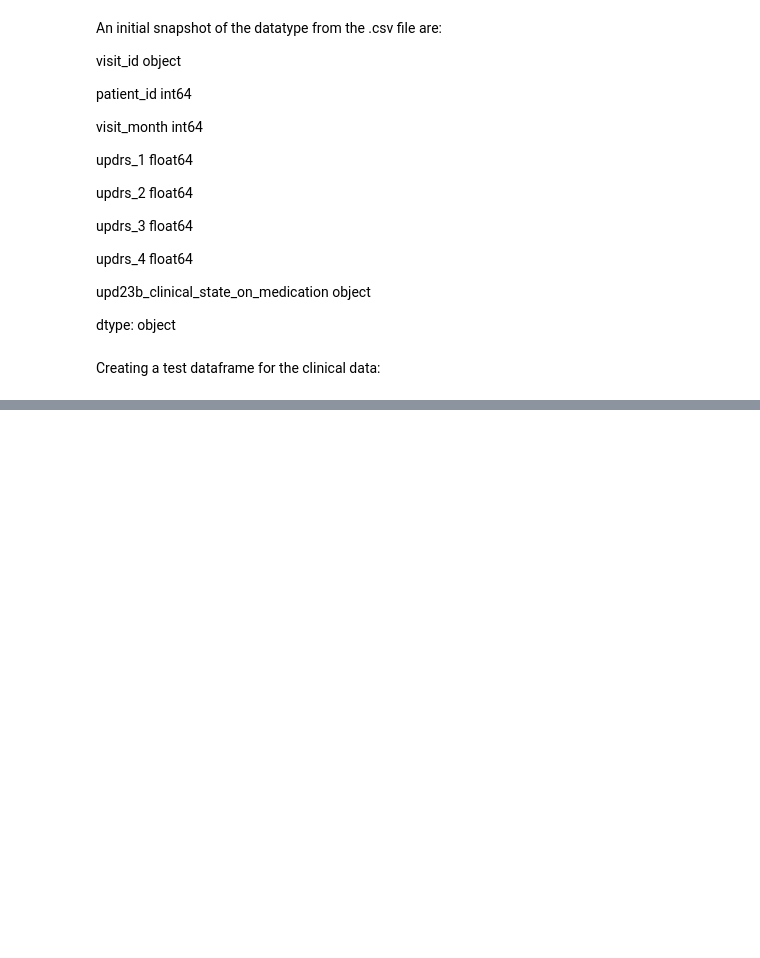
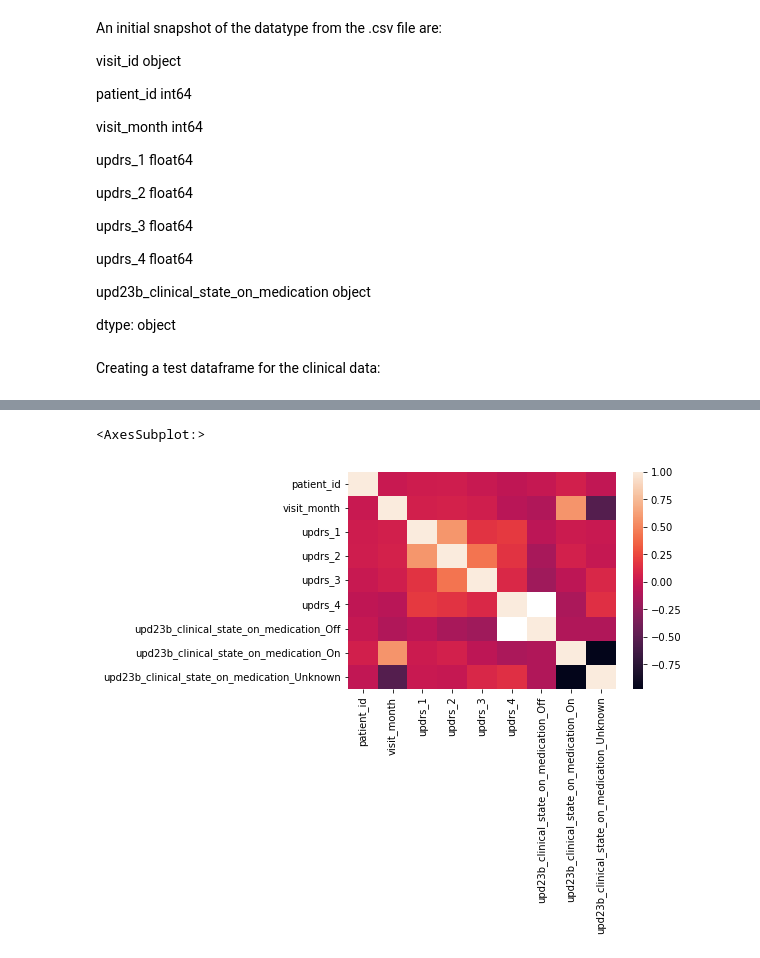
Before and after one commit to SiddhanthMateDEV/AMP--Parkinson-s-Disease-Progression-Prediction, a Jupyter notebook: amp-parkinsons-disease-progression-prediction/Main.ipynb, the cells around one changed output, grey strips where cells are left out. Cells and saved outputs as stored; diff of their text form; code cells hidden in the pictures; blank space fills up the shorter version.

```diff
--- a/amp-parkinsons-disease-progression-prediction/Main.ipynb
+++ b/amp-parkinsons-disease-progression-prediction/Main.ipynb
@@ -16,10 +16,10 @@ from sklearn.experimental import enable_iterative_imputer
 from sklearn.impute import IterativeImputer
 # %%
 '''Pull all the data from the .csv files into dataframes'''
-supplement_clinical_data=pd.read_csv('amp-parkinsons-disease-progression-prediction/supplemental_clinical_data.csv')
-train_clinical_data=pd.read_csv('amp-parkinsons-disease-progression-prediction/train_clinical_data.csv')
-train_peptides=pd.read_csv('amp-parkinsons-disease-progression-prediction/train_peptides.csv')
-train_proteins=pd.read_csv('amp-parkinsons-disease-progression-prediction/train_proteins.csv')
+supplement_clinical_data=pd.read_csv('supplemental_clinical_data.csv')
+train_clinical_data=pd.read_csv('train_clinical_data.csv')
+train_peptides=pd.read_csv('train_peptides.csv')
+train_proteins=pd.read_csv('train_proteins.csv')
 # %%
 supplement_clinical_data=pd.DataFrame(supplement_clinical_data)
 train_clinical_data=pd.DataFrame(train_clinical_data)
@@ -453,0 +252,10 @@ j
+# %%
+import matplotlib.pyplot as plt
+import seaborn as sns
+import plotly.express as px
+cor_matrix=supplement_clinical_data.corr()
+
+sns.heatmap(cor_matrix)
+# %% [output]
+<AxesSubplot:>
+[figure, added]
```
Also changed, not shown: parts of 12 cells of this notebook, 4 other files.
